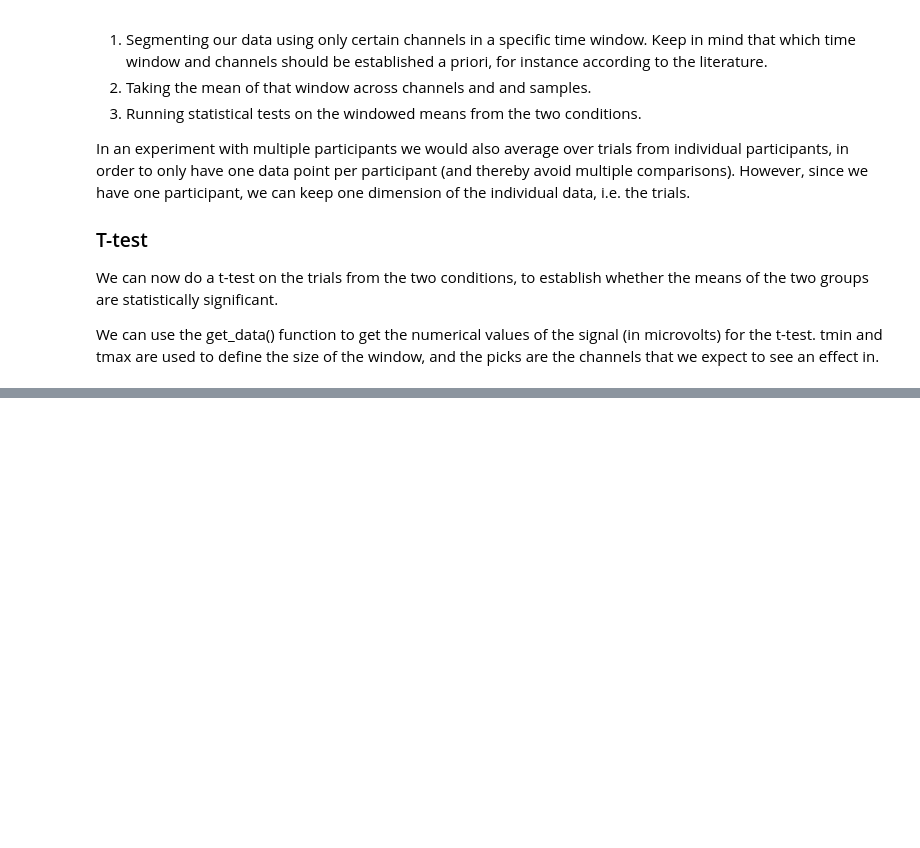
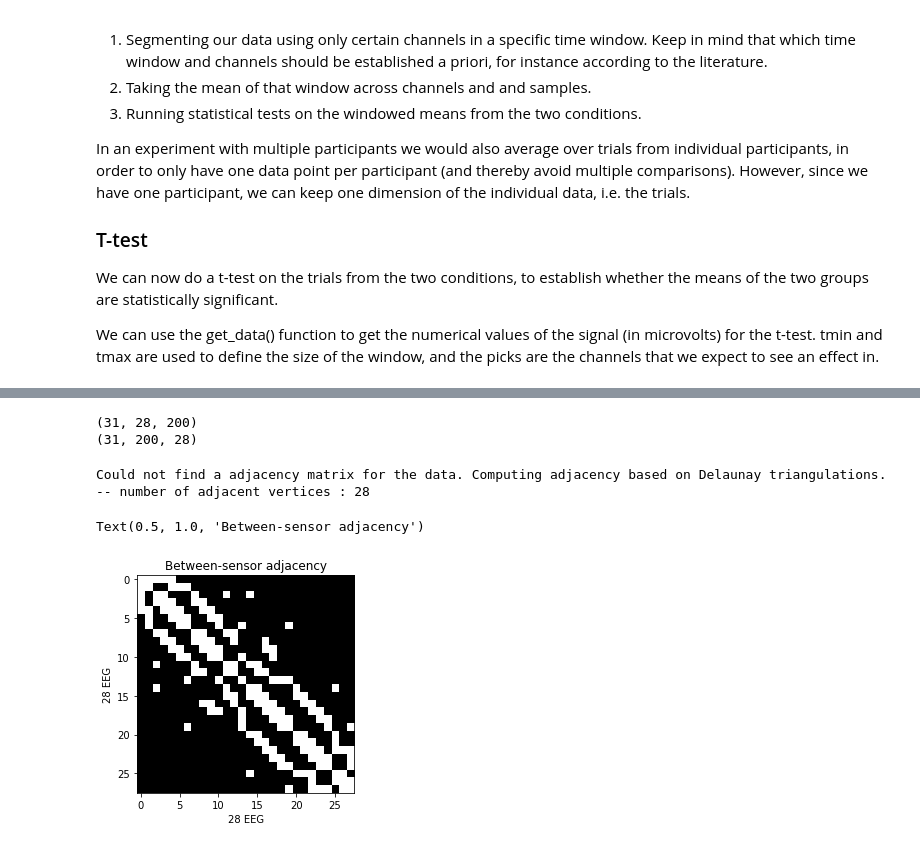
Before and after one commit to MinaAlmasi/neuroMDMA, a Jupyter notebook: EEG_OWN_PREPROCESSING.ipynb, the cells around one changed output, grey strips where cells are left out. Cells and saved outputs as stored; diff of their text form; code cells hidden in the pictures; blank space fills up the shorter version.

```diff
--- a/EEG_OWN_PREPROCESSING.ipynb
+++ b/EEG_OWN_PREPROCESSING.ipynb
@@ -427,0 +477,28 @@ We can use the get_data() function to get the numerical values of the signal (in
+# %%
+# getting the data from our conditions
+X = [all_epochs[k].get_data() for k in ['Word/Real', 'Word/CenterShuffled', 'Word/FullyShuffled', 'Word/Foreign']]
+print(X[0].shape)
+
+# transposing
+X = [np.transpose(x, (0, 2, 1)) for x in X]
+print(X[0].shape)
+# %% [output]
+(31, 28, 200)
+(31, 200, 28)
+# %%
+import matplotlib.pyplot as plt
+
+# finding channel adjacency: informs us which channels are next to each other (for co-localisation)
+adjacency, ch_names = mne.channels.find_ch_adjacency(epochs.info, ch_type='eeg')
+
+# plotting between-sensor adjacency
+plt.imshow(adjacency.toarray(), cmap='gray',
+           interpolation='nearest')
+plt.xlabel('{} EEG'.format(len(ch_names)))
+plt.ylabel('{} EEG'.format(len(ch_names)))
+plt.title('Between-sensor adjacency')
+# %% [output]
+Could not find a adjacency matrix for the data. Computing adjacency based on Delaunay triangulations.
+-- number of adjacent vertices : 28
+Text(0.5, 1.0, 'Between-sensor adjacency')
+[figure, added]
```
Also changed, not shown: parts of 14 cells of this notebook.
